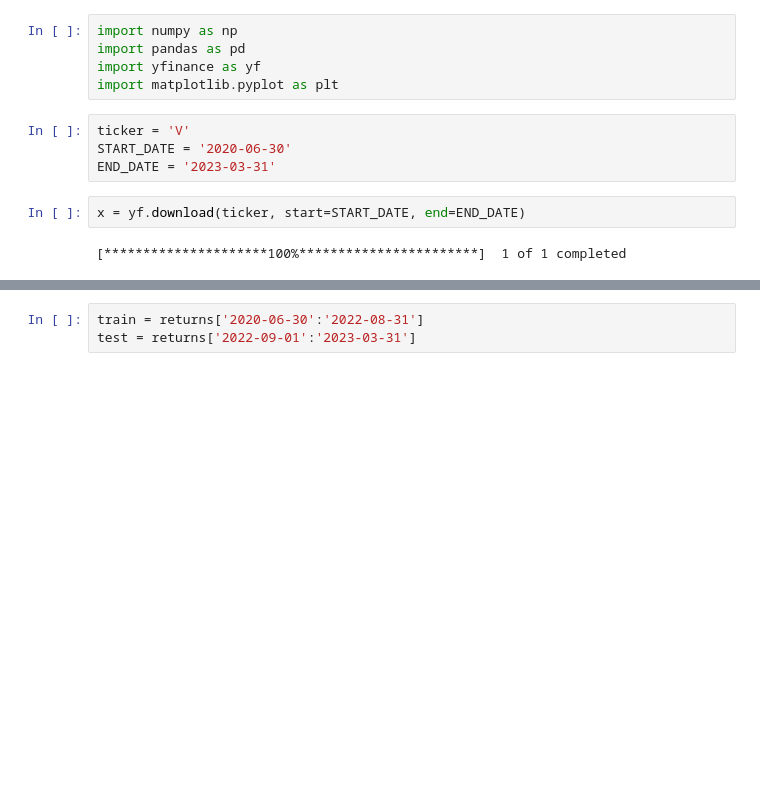
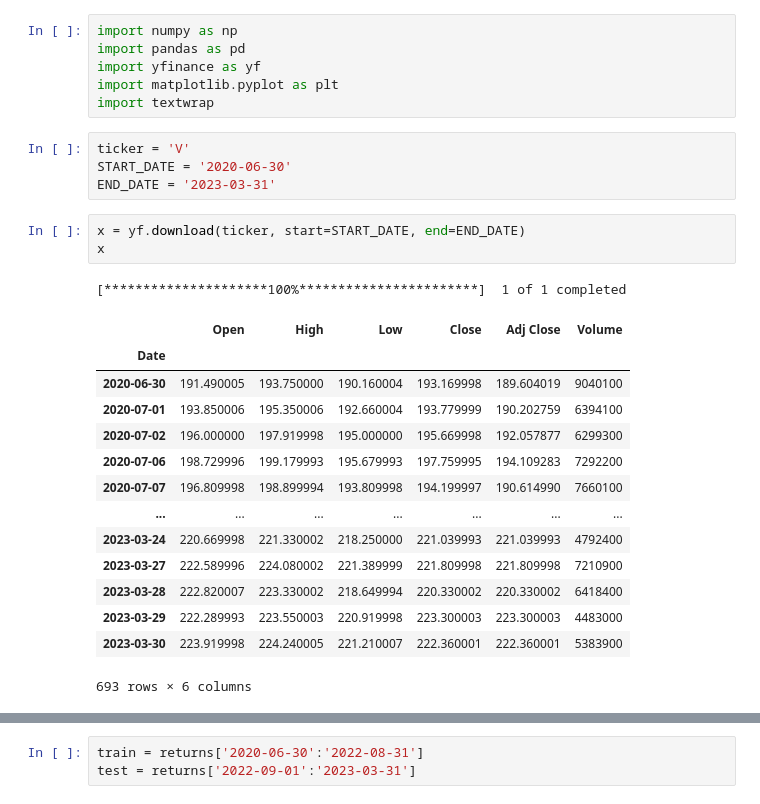
Before and after one commit to jcgr11/GBM-Simulations, a Jupyter notebook: visa_gbm.ipynb, the cells around one changed output, grey strips where cells are left out. Drawn from its saved outputs; the diff is of its cells as text; blank space fills up the shorter version.

```diff
--- a/visa_gbm.ipynb
+++ b/visa_gbm.ipynb
@@ -3,14 +3,30 @@ import numpy as np
 import pandas as pd
 import yfinance as yf
 import matplotlib.pyplot as plt
+import textwrap
 # %%
 ticker = 'V'
 START_DATE = '2020-06-30'
 END_DATE = '2023-03-31'
 # %%
 x = yf.download(ticker, start=START_DATE, end=END_DATE)
+x
 # %% [output]
 [*********************100%***********************]  1 of 1 completed
+|  | Open | High | Low | Close | Adj Close | Volume |
+| Date |  |  |  |  |  |  |
+| 2020-06-30 | 191.490005 | 193.750000 | 190.160004 | 193.169998 | 189.604019 | 9040100 |
+| 2020-07-01 | 193.850006 | 195.350006 | 192.660004 | 193.779999 | 190.202759 | 6394100 |
+| 2020-07-02 | 196.000000 | 197.919998 | 195.000000 | 195.669998 | 192.057877 | 6299300 |
+| 2020-07-06 | 198.729996 | 199.179993 | 195.679993 | 197.759995 | 194.109283 | 7292200 |
+| 2020-07-07 | 196.809998 | 198.899994 | 193.809998 | 194.199997 | 190.614990 | 7660100 |
+| ... | ... | ... | ... | ... | ... | ... |
+| 2023-03-24 | 220.669998 | 221.330002 | 218.250000 | 221.039993 | 221.039993 | 4792400 |
+| 2023-03-27 | 222.589996 | 224.080002 | 221.389999 | 221.809998 | 221.809998 | 7210900 |
+| 2023-03-28 | 222.820007 | 223.330002 | 218.649994 | 220.330002 | 220.330002 | 6418400 |
+| 2023-03-29 | 222.289993 | 223.550003 | 220.919998 | 223.300003 | 223.300003 | 4483000 |
+| 2023-03-30 | 223.919998 | 224.240005 | 221.210007 | 222.360001 | 222.360001 | 5383900 |
+693 rows × 6 columns
 # %%
 adj_close = x['Adj Close']
 returns = adj_close.pct_change().dropna()
```
Also changed, not shown: parts of 9 cells of this notebook.
